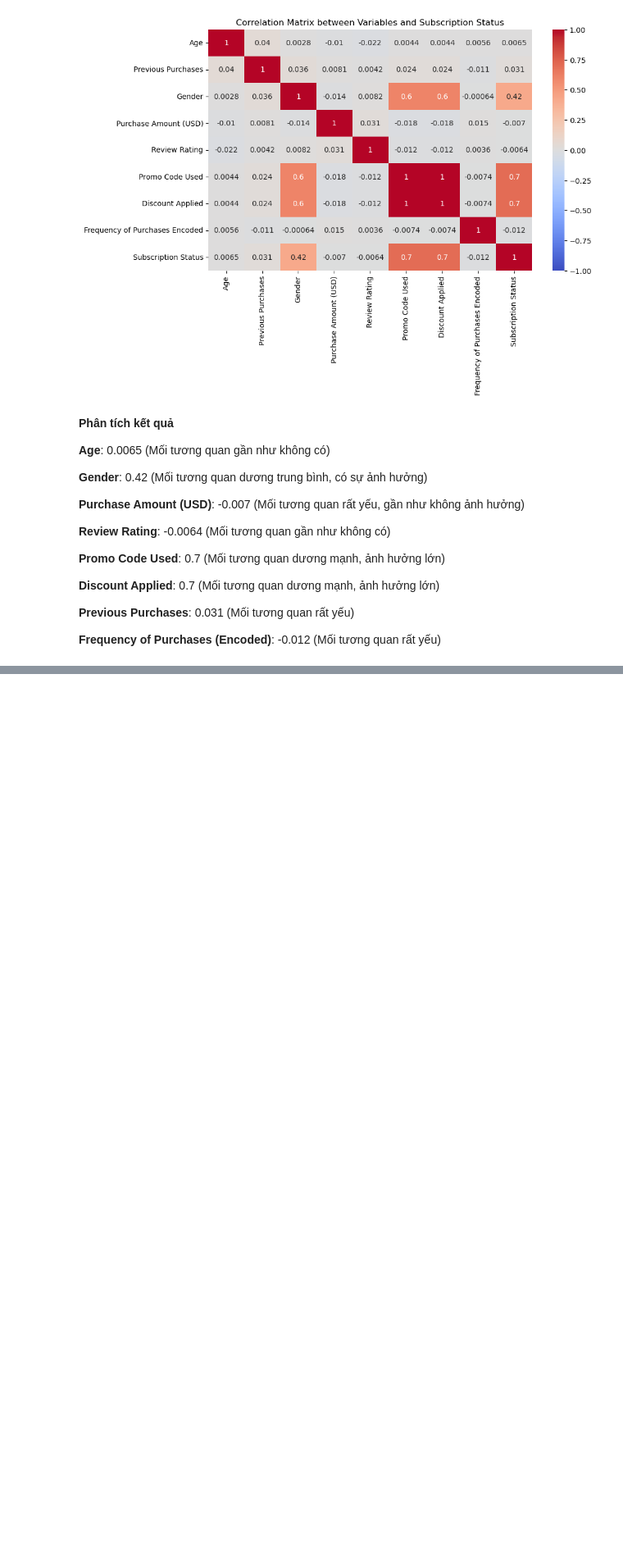
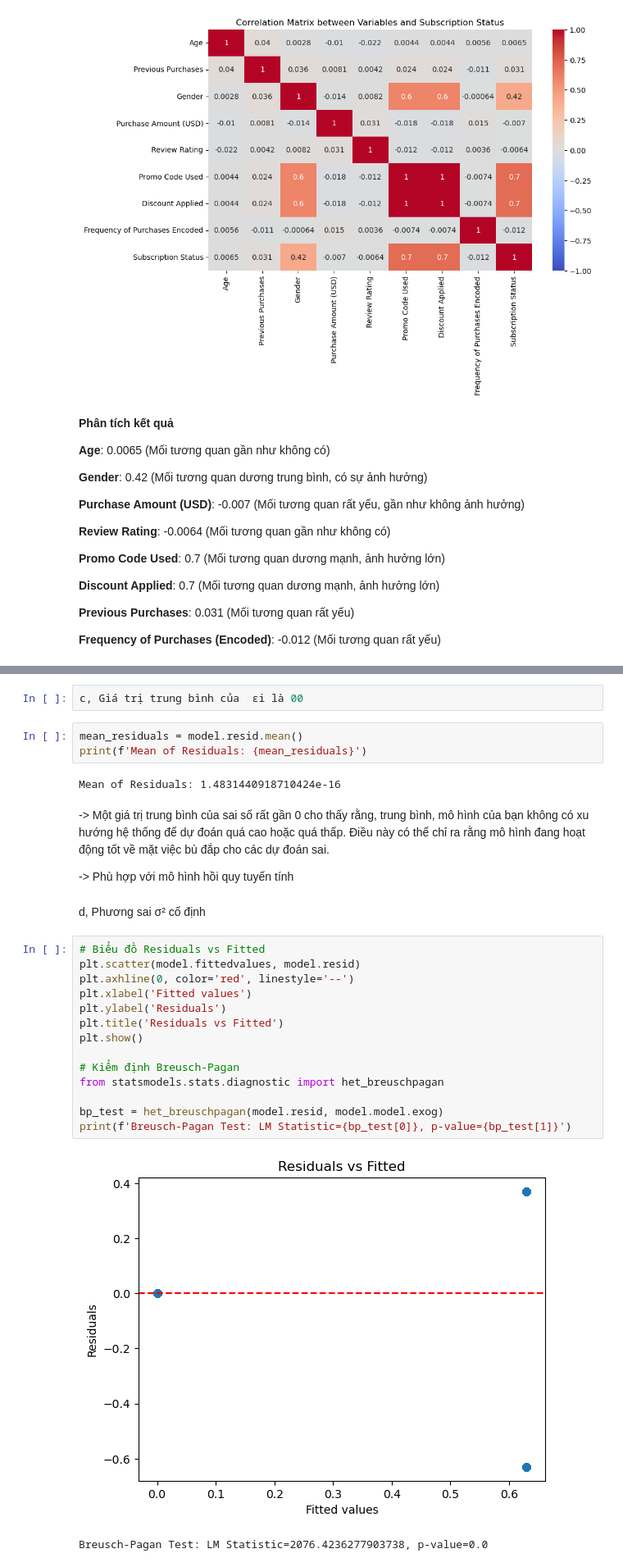
Before and after one commit to hailhp/DEANCNTT, a Jupyter notebook: new.ipynb, the cells around one changed output, grey strips where cells are left out. Shown at 82% size. Drawn from its saved outputs; the diff is of its cells as text; blank space fills up the shorter version.

```diff
--- a/new.ipynb
+++ b/new.ipynb
@@ -68,0 +144,30 @@ Các yếu tố như **Age, Purchase Amount (USD), Review Rating, Previous Purch
+# %%
+c, Giá trị trung bình của  εi là 00
+# %%
+mean_residuals = model.resid.mean()
+print(f'Mean of Residuals: {mean_residuals}')
+# %% [output]
+Mean of Residuals: 1.4831440918710424e-16
+# %% [markdown]
+-> Một giá trị trung bình của sai số rất gần 0 cho thấy rằng, trung bình, mô hình của bạn không có xu hướng hệ thống để dự đoán quá cao hoặc quá thấp. Điều này có thể chỉ ra rằng mô hình đang hoạt động tốt về mặt việc bù đắp cho các dự đoán sai.
+
+-> Phù hợp với mô hình hồi quy tuyến tính
+# %% [markdown]
+d, Phương sai σ² cố định
+# %%
+# Biểu đồ Residuals vs Fitted
+plt.scatter(model.fittedvalues, model.resid)
+plt.axhline(0, color='red', linestyle='--')
+plt.xlabel('Fitted values')
+plt.ylabel('Residuals')
+plt.title('Residuals vs Fitted')
+plt.show()
+
+# Kiểm định Breusch-Pagan
+from statsmodels.stats.diagnostic import het_breuschpagan
+
+bp_test = het_breuschpagan(model.resid, model.model.exog)
+print(f'Breusch-Pagan Test: LM Statistic={bp_test[0]}, p-value={bp_test[1]}')
+# %% [output]
+[figure, added]
+Breusch-Pagan Test: LM Statistic=2076.4236277903738, p-value=0.0
```
Also changed, not shown: parts of 23 cells of this notebook, 2 other files.
